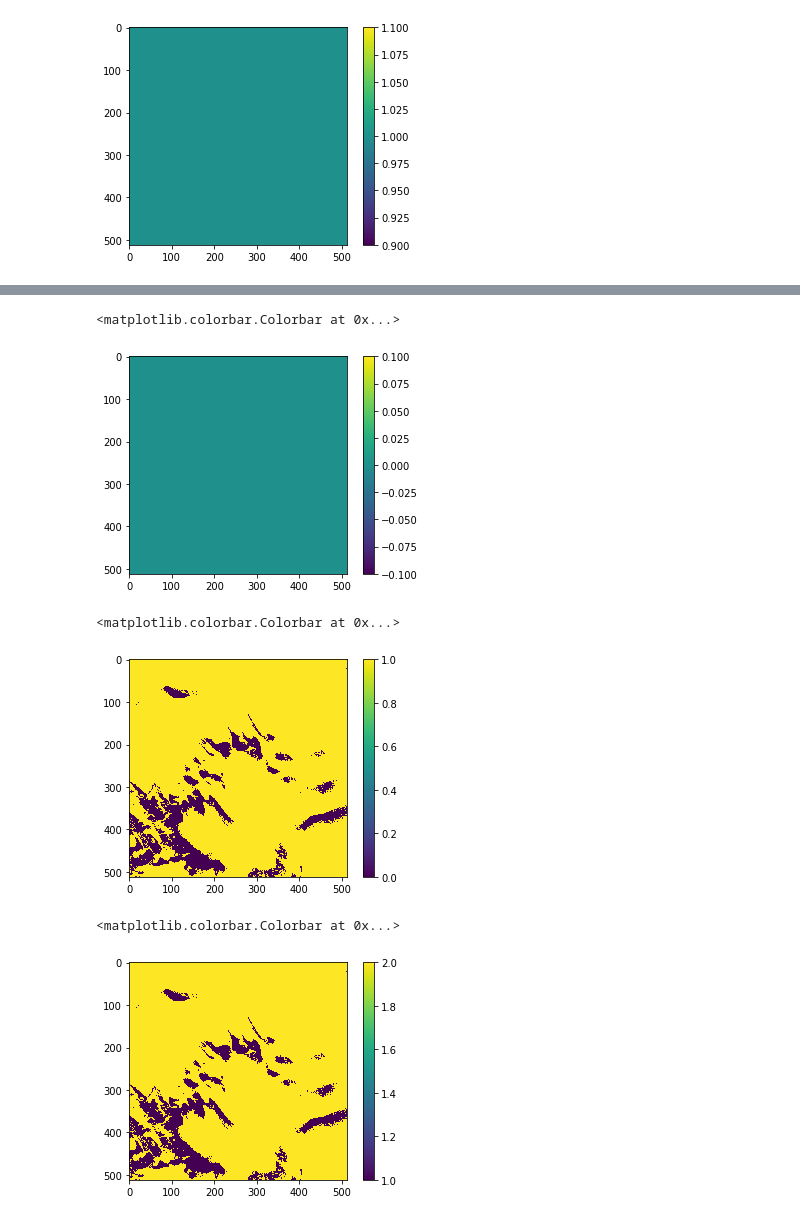
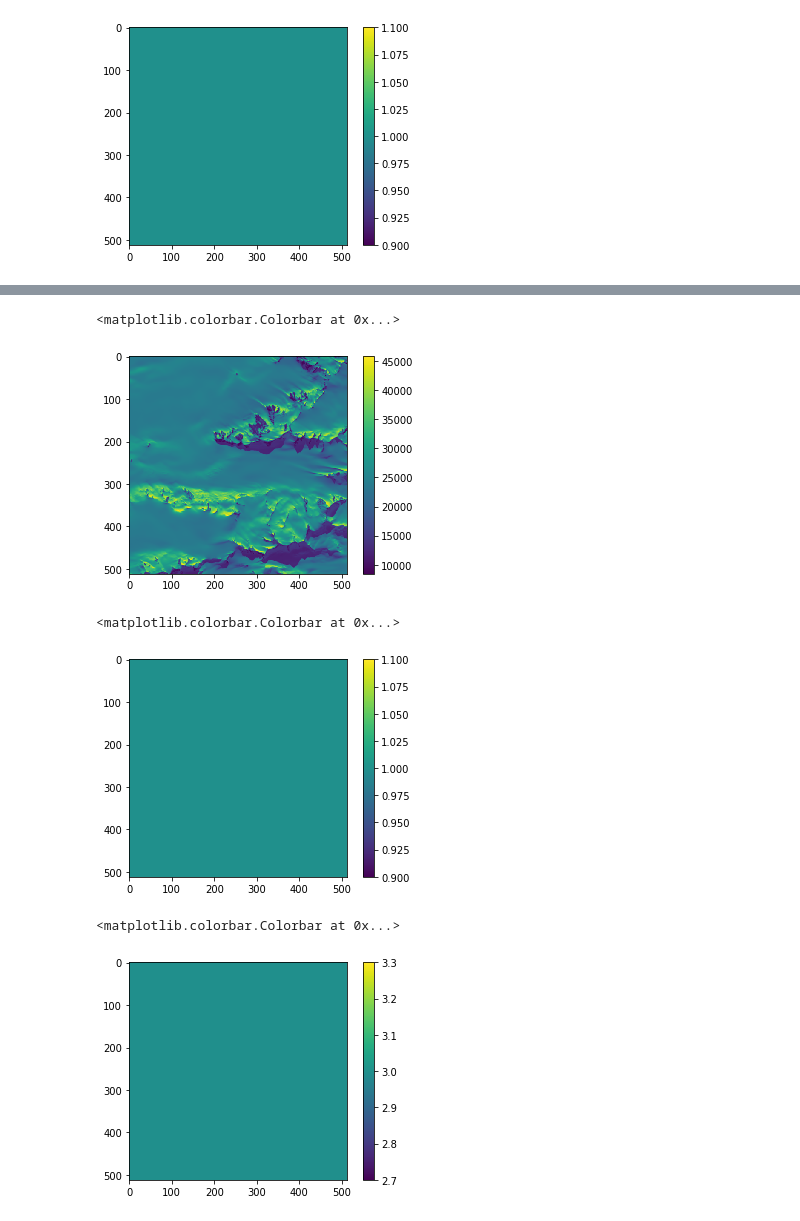
Before and after one commit to mblackgeo/AntarcticRockOutcrop, a Jupyter notebook: burton_johnson_model.ipynb, the cells around one changed output, grey strips where cells are left out. Drawn from its saved outputs; the diff is of its cells as text; code cells hidden in the pictures.

```diff
--- a/burton_johnson_model.ipynb
+++ b/burton_johnson_model.ipynb
@@ -49,7 +49,7 @@ def get_tile(file, width=512, height=512, col_off=0, row_off=0):
 
         meta['transform'] = transform
         meta['width'], meta['height'] = window.width, window.height
-        return data.read(window=window).transpose(1,2,0)
+        return data.read(window=window).transpose(1,2,0).astype(float)
 # %%
 landsatTileList = r"/home/dsa/DSA/images/scene_list.txt"
 landsatDirectory = r"/home/dsa/DSA/images/LC08_L1GT_209117_20140101_20170427_01_T2"
@@ -92,8 +92,8 @@ for i in range(len(tiles)):
 # %% [output]
         1 of 1.
 # %%
-col_off = 11
-row_off = 12
+col_off = 10
+row_off = 13
 B2 = get_tile(thisTileFile + "_B2.TIF", col_off=col_off, row_off=row_off)
 
 
@@ -193,24 +194,24 @@ plt.colorbar()
 # %%
-mask2_step1 = (B2 < 2500).astype(int) # note this is a scaled value
-plt.imshow(mask2_step1.squeeze())
+mask2_step1 = (B2 < 2500.0).astype(int) # note this is a scaled value
+plt.imshow(B2.squeeze())
 plt.colorbar()
 # %% [output]
 <matplotlib.colorbar.Colorbar at 0x...>
-[figure, old version]
+[figure, new version]
 # %%
 mask2_step2 = (ndwi < 0.45).astype(int)
 plt.imshow(mask2_step2.squeeze())
 plt.colorbar()
 # %% [output]
 <matplotlib.colorbar.Colorbar at 0x...>
-[figure, old version]
+[figure, new version]
 # %%
 mask2_prefinal = mask2_step1 + mask2_step2 + coastMaskBin
 plt.imshow(mask2_prefinal.squeeze())
 plt.colorbar()
 # %% [output]
 <matplotlib.colorbar.Colorbar at 0x...>
-[figure, old version]
+[figure, new version]
 # %%
 mask2_final = (mask2_prefinal == 3).astype(int)
 plt.imshow(mask2_final.squeeze())
```
Also changed, not shown: parts of 13 cells of this notebook.
